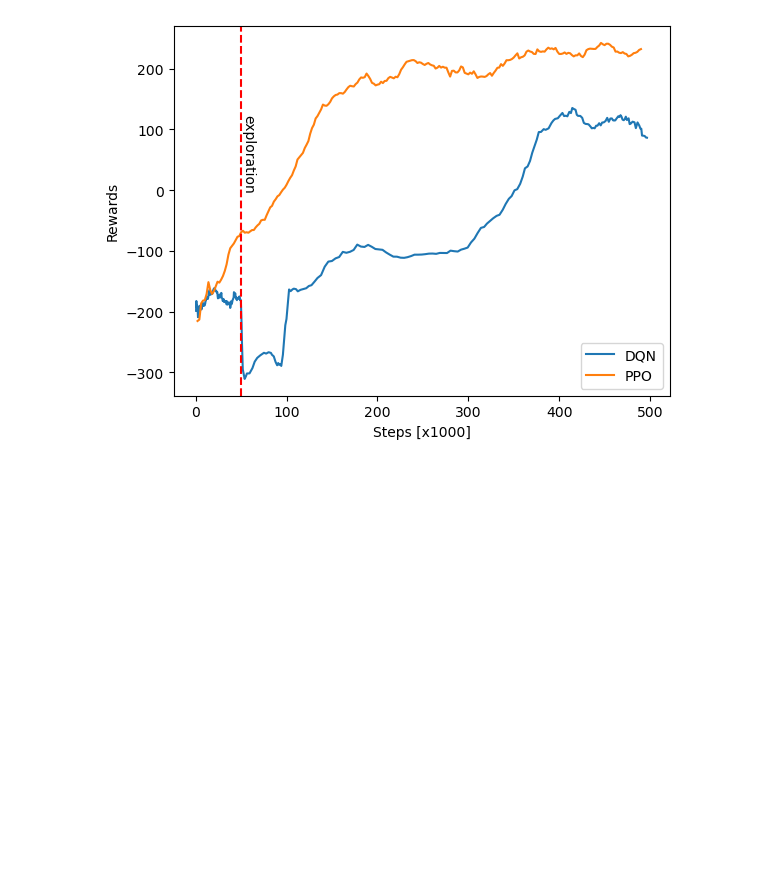
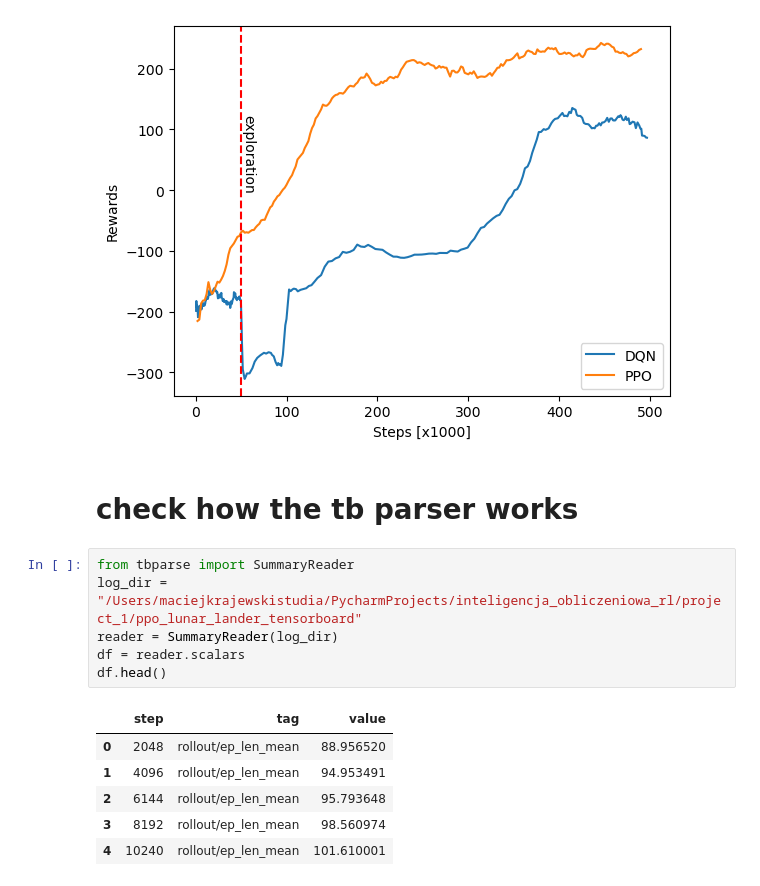
Before and after one commit to krajewskiML/inteligencja_obliczeniowa, a Jupyter notebook: project_1/visualization.ipynb, the cells around one changed output. Drawn from its saved outputs; the diff is of its cells as text; blank space fills up the shorter version.

Commit message:
project 4

```diff
--- a/project_1/visualization.ipynb
+++ b/project_1/visualization.ipynb
@@ -181,3 +181,18 @@ plt.ylabel('Rewards')
 plt.savefig('dqn_vs_ppo.png')
 # %% [output]
 [figure]
+# %% [markdown]
+# check how the tb parser works
+# %%
+from tbparse import SummaryReader
+log_dir = "/Users/maciejkrajewskistudia/PycharmProjects/inteligencja_obliczeniowa_rl/project_1/ppo_lunar_lander_tensorboard"
+reader = SummaryReader(log_dir)
+df = reader.scalars
+df.head()
+# %% [output]
+|  | step | tag | value |
+| 0 | 2048 | rollout/ep_len_mean | 88.956520 |
+| 1 | 4096 | rollout/ep_len_mean | 94.953491 |
+| 2 | 6144 | rollout/ep_len_mean | 95.793648 |
+| 3 | 8192 | rollout/ep_len_mean | 98.560974 |
+| 4 | 10240 | rollout/ep_len_mean | 101.610001 |
```
Also changed, not shown: 7 other files.
